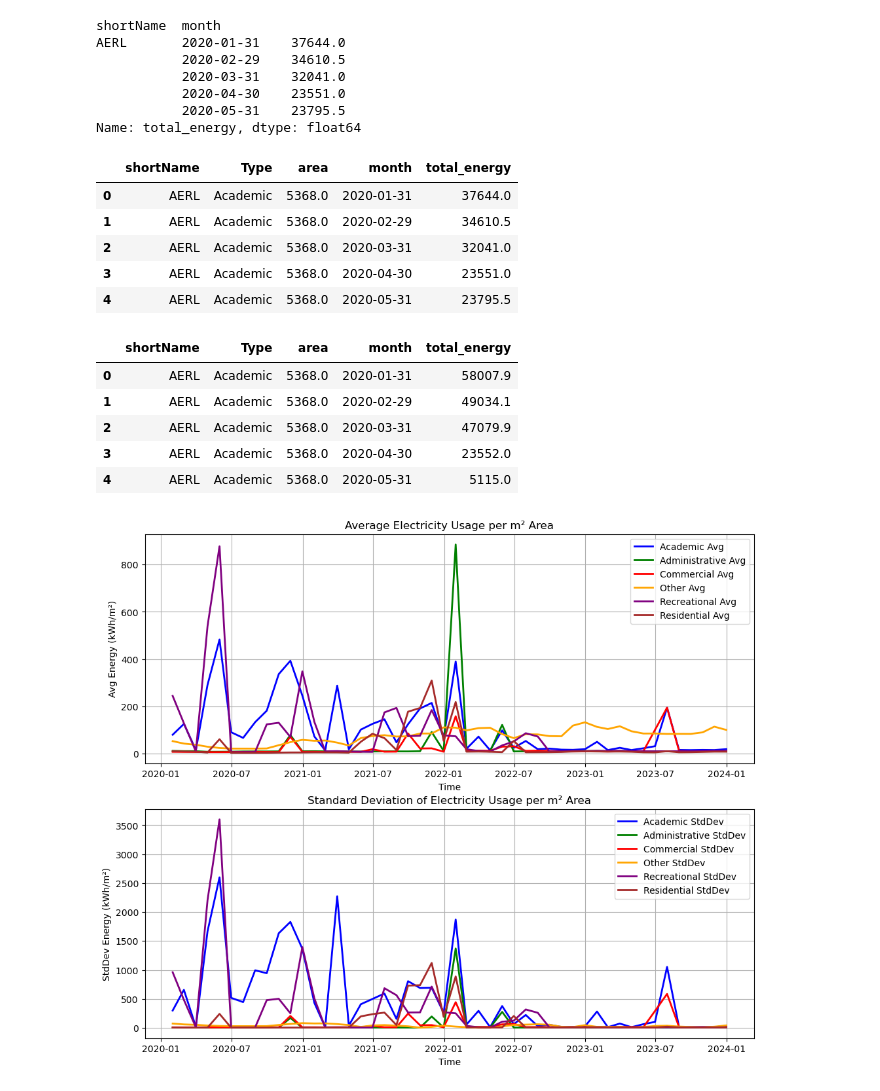
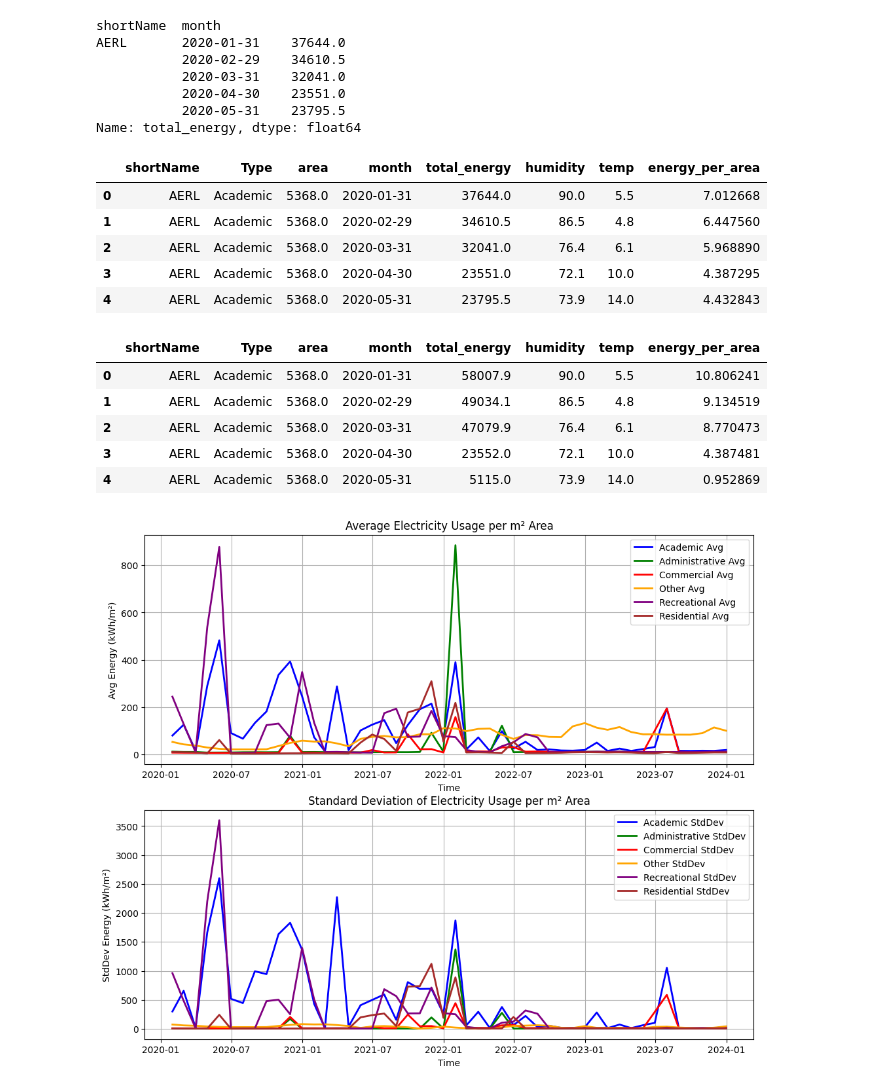
Before and after one commit to Speculatorrr/ECON323-Building-Energy-Analysis, a Jupyter notebook: Final_Project.ipynb, the cells around one changed output. Drawn from its saved outputs; the diff is of its cells as text; code cells hidden in the pictures.

Commit message:
weird temp graph

```diff
--- a/Final_Project.ipynb
+++ b/Final_Project.ipynb
@@ -39,7 +39,7 @@ import matplotlib.transforms as transforms
 Import the data, remove units and convert to numeric.
 # %%
 url = "https://raw.githubusercontent.com/Speculatorrr/ECON323_Project/refs/heads/main/Building_Energy_data.csv"
-url2 = "/home/jupyter/ECON323_Project/Weather_History.csv"
+url2 = "https://raw.githubusercontent.com/Speculatorrr/ECON323_Project/refs/heads/main/Weather_History.csv"
 # %%
 df = pd.read_csv(url)
 df.head()
@@ -212,0 +225,10 @@ Academic_data
+# %%
+data["UBC Humidity"] = data["UBC Humidity"].str.replace(r"[^\d.]", "", regex=True).astype(float)
+data["UBC Temp"] = data["UBC Temp"].str.replace(r"[^\d.]", "", regex=True).astype(float)
+data["Timestamp"] = pd.to_datetime(data["Timestamp"], format="%d/%m/%Y", dayfirst =True)
+data = data.rename(columns={
+    "Timestamp": "month",
+    "UBC Humidity": "humidity",
+    "UBC Temp": "temp"})
+
+data.head()
@@ -242,14 +282,16 @@ Name: total_energy, dtype: float64
 # %%
 merge_EEU = pd.merge(df_EEU, tidy_date.reset_index(), on="shortName")
 long_EEU = merge_EEU.loc[:, ["shortName", "Type", "area", "month", "total_energy"]]
+long_EEU = pd.merge(long_EEU, data, on="month")
+long_EEU["energy_per_area"] = long_EEU["total_energy"]/long_EEU["area"]
 long_EEU.head()
 # %% [output]
-|  | shortName | Type | area | month | total_energy |
-| 0 | AERL | Academic | 5368.0 | 2020-01-31 | 37644.0 |
-| 1 | AERL | Academic | 5368.0 | 2020-02-29 | 34610.5 |
-| 2 | AERL | Academic | 5368.0 | 2020-03-31 | 32041.0 |
-| 3 | AERL | Academic | 5368.0 | 2020-04-30 | 23551.0 |
-| 4 | AERL | Academic | 5368.0 | 2020-05-31 | 23795.5 |
+|  | shortName | Type | area | month | total_energy | humidity | temp | energy_per_area |
+| 0 | AERL | Academic | 5368.0 | 2020-01-31 | 37644.0 | 90.0 | 5.5 | 7.012668 |
+| 1 | AERL | Academic | 5368.0 | 2020-02-29 | 34610.5 | 86.5 | 4.8 | 6.447560 |
+| 2 | AERL | Academic | 5368.0 | 2020-03-31 | 32041.0 | 76.4 | 6.1 | 5.968890 |
+| 3 | AERL | Academic | 5368.0 | 2020-04-30 | 23551.0 | 72.1 | 10.0 | 4.387295 |
+| 4 | AERL | Academic | 5368.0 | 2020-05-31 | 23795.5 | 73.9 | 14.0 | 4.432843 |
 # %%
 df_HWE.set_index("shortName",inplace=True)
 date_HWE = df_HWE.iloc[:, 2:]
@@ -259,18 +301,19 @@ tidy_date.index.names = ["shortName", "month"]
 tidy_date.name = "total_energy"
 merge_HWE = pd.merge(df_HWE, tidy_date.reset_index(), on="shortName")
 long_HWE = merge_HWE.loc[:, ["shortName", "Type", "area", "month", "total_energy"]]
+long_HWE = pd.merge(long_HWE, data, on="month")
+long_HWE["energy_per_area"] = long_HWE["total_energy"]/long_HWE["area"]
 long_HWE.head()
 # %% [output]
-|  | shortName | Type | area | month | total_energy |
-| 0 | AERL | Academic | 5368.0 | 2020-01-31 | 58007.9 |
-| 1 | AERL | Academic | 5368.0 | 2020-02-29 | 49034.1 |
-| 2 | AERL | Academic | 5368.0 | 2020-03-31 | 47079.9 |
-| 3 | AERL | Academic | 5368.0 | 2020-04-30 | 23552.0 |
-| 4 | AERL | Academic | 5368.0 | 2020-05-31 | 5115.0 |
+|  | shortName | Type | area | month | total_energy | humidity | temp | energy_per_area |
+| 0 | AERL | Academic | 5368.0 | 2020-01-31 | 58007.9 | 90.0 | 5.5 | 10.806241 |
+| 1 | AERL | Academic | 5368.0 | 2020-02-29 | 49034.1 | 86.5 | 4.8 | 9.134519 |
+| 2 | AERL | Academic | 5368.0 | 2020-03-31 | 47079.9 | 76.4 | 6.1 | 8.770473 |
+| 3 | AERL | Academic | 5368.0 | 2020-04-30 | 23552.0 | 72.1 | 10.0 | 4.387481 |
+| 4 | AERL | Academic | 5368.0 | 2020-05-31 | 5115.0 | 73.9 | 14.0 | 0.952869 |
 # %%
 def line(df, ax, colors):
     _df = df.copy()
-    _df["energy_per_area"] = _df["total_energy"] / _df["area"]
 
     # Group data by 'Type' and 'month'
     group = _df.groupby(["Type","month"])
@@ -312,17 +355,17 @@ def line(df, ax, colors):
 # %%
 colors = {"Academic": "blue",
     "Administrative": "green",
     "Commercial": "red",
     "Other": "orange",
     "Recreational": "purple",
     "Residential": "brown"}
 
 fig, ax = plt.subplots(2, 1, figsize=(12, 10))
 ax[0].set_title("Average Electricity Usage per m² Area")
 ax[1].set_title("Standard Deviation of Electricity Usage per m² Area")
-line(long_EEU, ax, colors)
+elec_plot = line(long_EEU, ax, colors)
 plt.show()
 # %% [output]
-[figure, old version]
+[figure, new version]
 # %%
 fig, ax = plt.subplots(2, 1, figsize=(12, 10))
```
Also changed, not shown: parts of 14 cells of this notebook.
